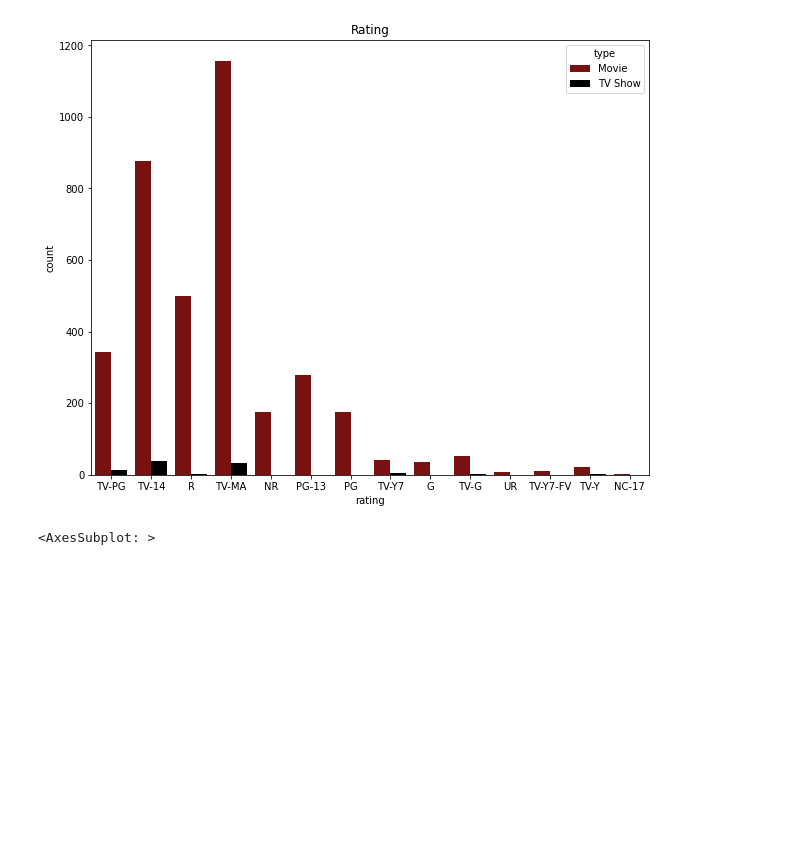
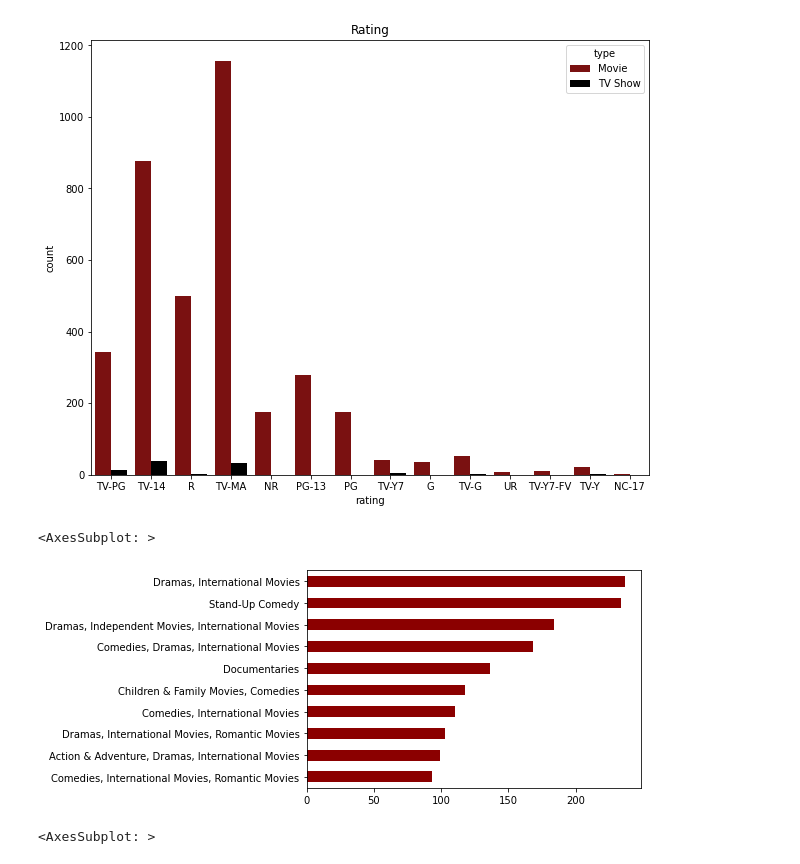
Before and after one commit to Hugox96/Netfliz_Python, a Jupyter notebook: Netflix.ipynb, the cells around one changed output. Saved outputs shown, nothing was run; the diff lists cells and outputs as text; code cells hidden in the pictures; blank space fills up the shorter version.

```diff
--- a/Netflix.ipynb
+++ b/Netflix.ipynb
@@ -179,6 +179,11 @@ plt.title('Rating')
 # %% [output]
 Text(0.5, 1.0, 'Rating')
 [figure]
+# %%
+netflix_dados["listed_in"].value_counts().head(10).sort_values().plot(kind="barh")
+# %% [output]
+<AxesSubplot: >
+[figure, added]
 # %%
 # Verificando os top 10 paises em produção
 netflix_dados["country"].value_counts().head(10).plot(kind="bar")
```
